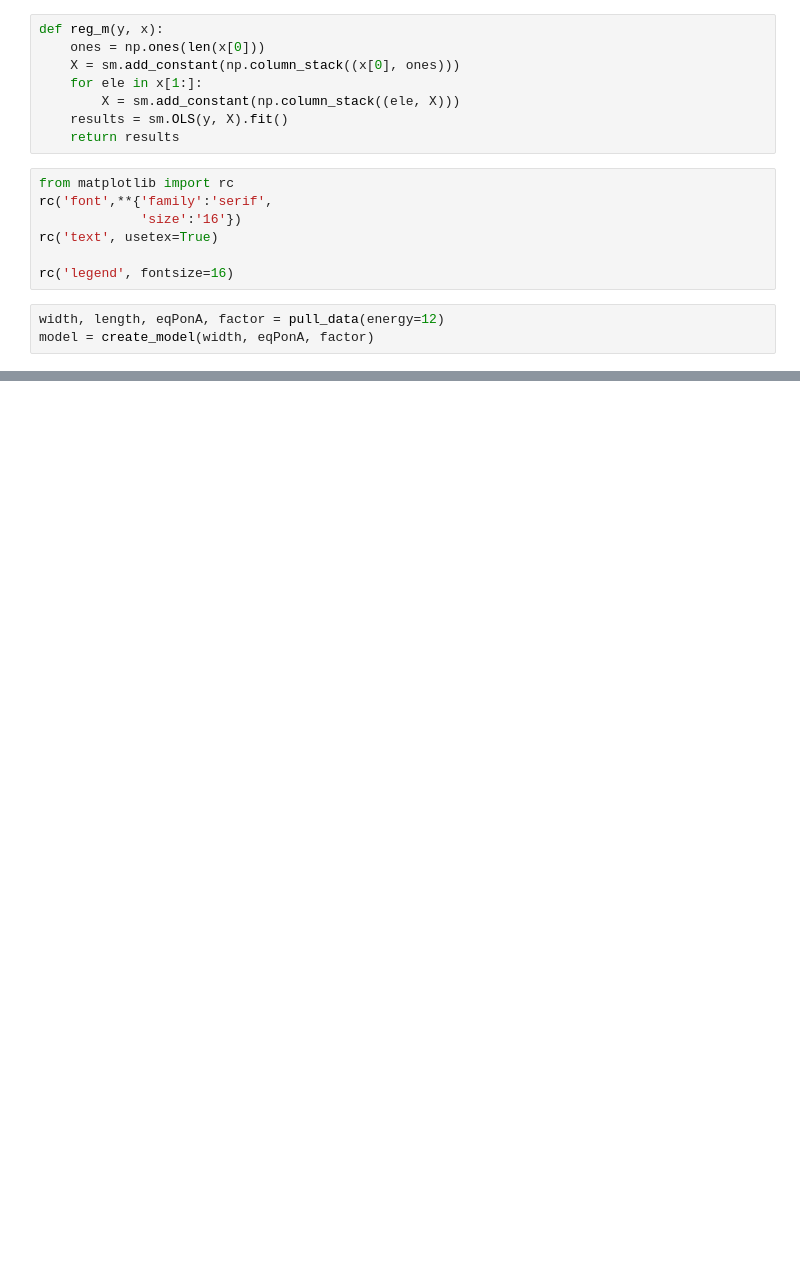
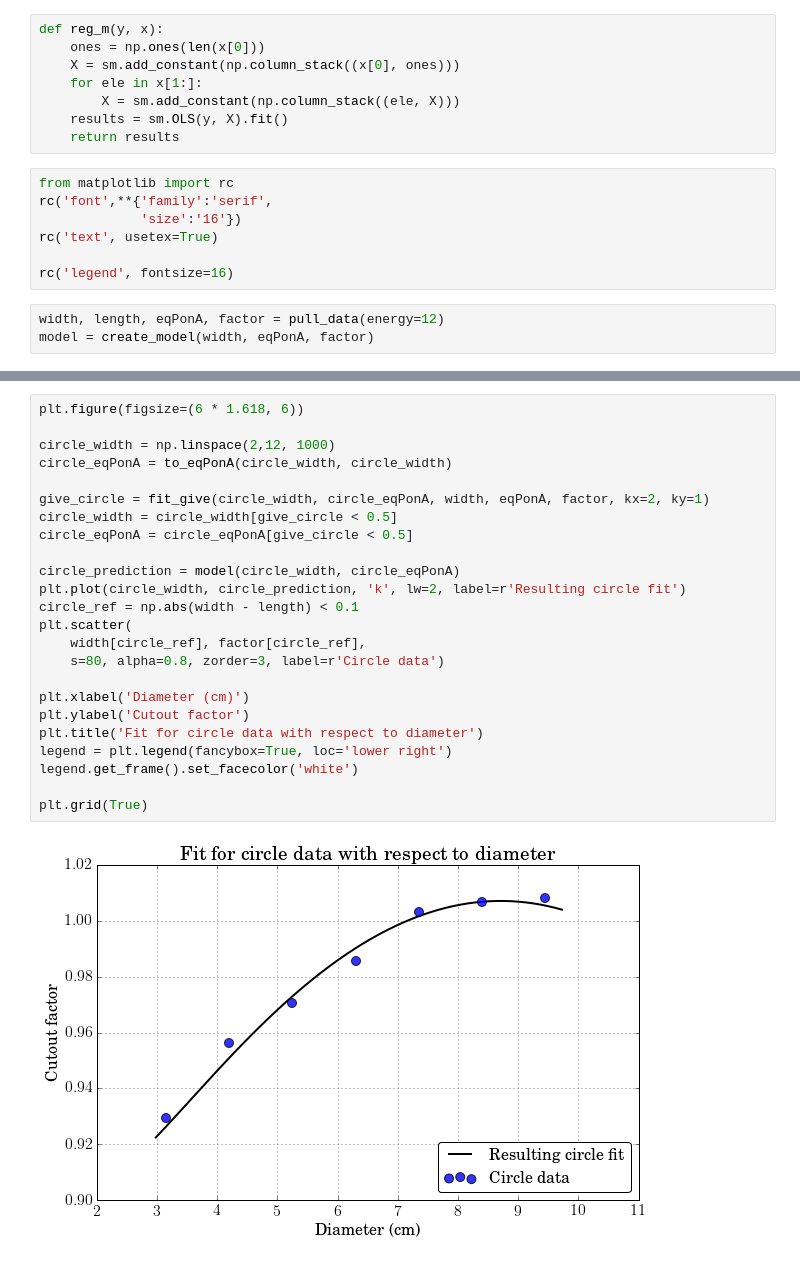
Before and after one commit to SimonBiggs/electronfactors, a Jupyter notebook: examples/Results model figures.ipynb, the cells around one changed output, grey strips where cells are left out. Drawn from its saved outputs; the diff is of its cells as text; blank space fills up the shorter version.

```diff
--- a/examples/Results model figures.ipynb
+++ b/examples/Results model figures.ipynb
@@ -74 +137,27 @@ plt.legend()
+# %%
+plt.figure(figsize=(6 * 1.618, 6))
+
+circle_width = np.linspace(2,12, 1000)
+circle_eqPonA = to_eqPonA(circle_width, circle_width)
+
+give_circle = fit_give(circle_width, circle_eqPonA, width, eqPonA, factor, kx=2, ky=1)
+circle_width = circle_width[give_circle < 0.5]
+circle_eqPonA = circle_eqPonA[give_circle < 0.5]
+
+circle_prediction = model(circle_width, circle_eqPonA)
+plt.plot(circle_width, circle_prediction, 'k', lw=2, label=r'Resulting circle fit')
+circle_ref = np.abs(width - length) < 0.1
+plt.scatter(
+    width[circle_ref], factor[circle_ref],
+    s=80, alpha=0.8, zorder=3, label=r'Circle data')
+
+plt.xlabel('Diameter (cm)')
+plt.ylabel('Cutout factor')
+plt.title('Fit for circle data with respect to diameter')
+legend = plt.legend(fancybox=True, loc='lower right')
+legend.get_frame().set_facecolor('white')
+
+plt.grid(True)
+# %% [output]
+[figure, added]
 # %%
```
Also changed, not shown: parts of 14 cells of this notebook.
